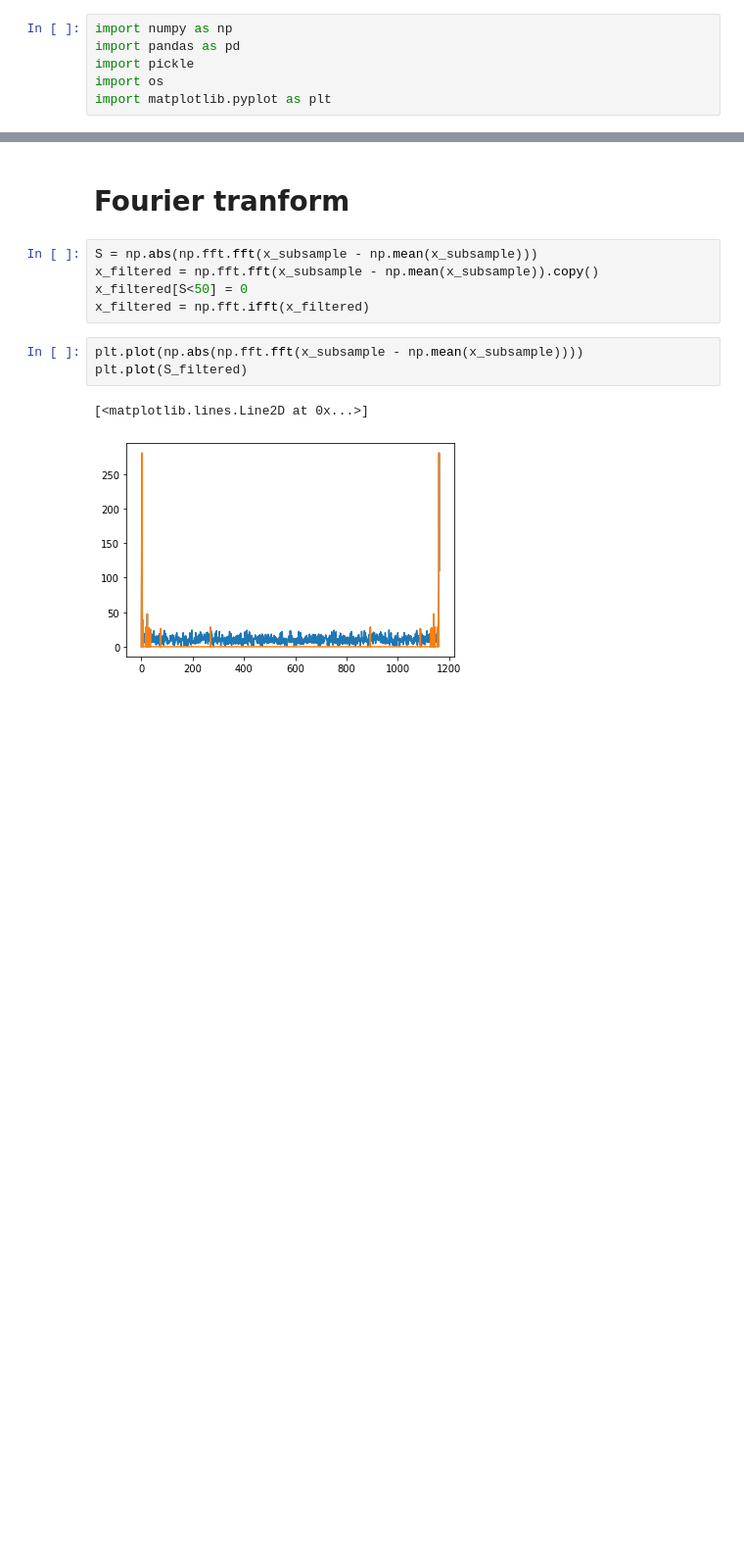
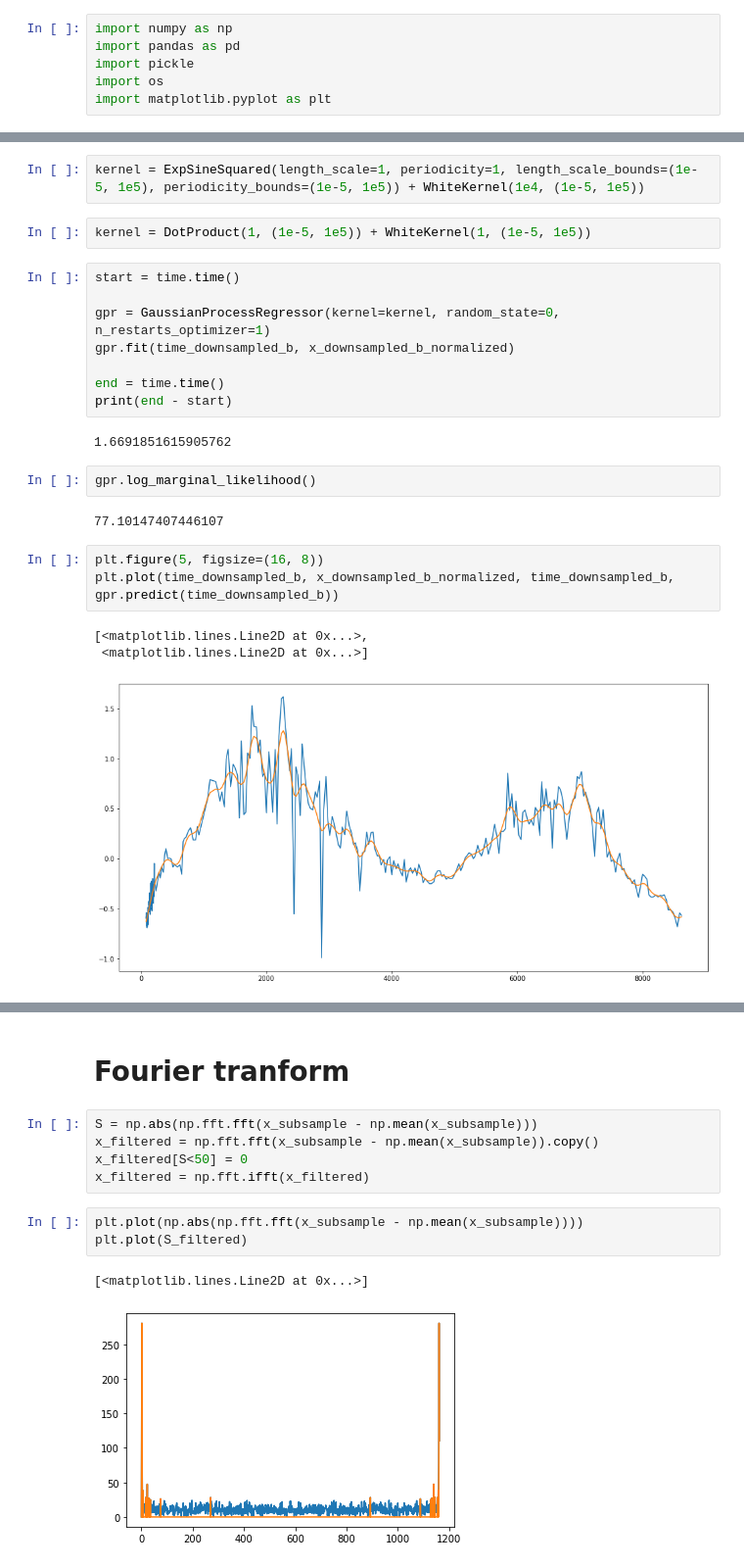
Before and after one commit to roksikonja/dslab_virgo_tsi, a Jupyter notebook: SmoothingFinalResult.ipynb, the cells around one changed output, grey strips where cells are left out. Shown at 98% size. Drawn from its saved outputs; the diff is of its cells as text; blank space fills up the shorter version.

```diff
--- a/SmoothingFinalResult.ipynb
+++ b/SmoothingFinalResult.ipynb
@@ -25,0 +57,25 @@ plt.plot(x.base_signals.t_b_nn, x.final.b_nn_corrected)
+# %%
+kernel = ExpSineSquared(length_scale=1, periodicity=1, length_scale_bounds=(1e-5, 1e5), periodicity_bounds=(1e-5, 1e5)) + WhiteKernel(1e4, (1e-5, 1e5))
+# %%
+kernel = DotProduct(1, (1e-5, 1e5)) + WhiteKernel(1, (1e-5, 1e5))
+# %%
+start = time.time()
+
+gpr = GaussianProcessRegressor(kernel=kernel, random_state=0, n_restarts_optimizer=1)
+gpr.fit(time_downsampled_b, x_downsampled_b_normalized)
+
+end = time.time()
+print(end - start)
+# %% [output]
+1.6691851615905762
+# %%
+gpr.log_marginal_likelihood()
+# %% [output]
+77.10147407446107
+# %%
+plt.figure(5, figsize=(16, 8))
+plt.plot(time_downsampled_b, x_downsampled_b_normalized, time_downsampled_b, gpr.predict(time_downsampled_b))
+# %% [output]
+[<matplotlib.lines.Line2D at 0x...>,
+ <matplotlib.lines.Line2D at 0x...>]
+[figure, added]
```
Also changed, not shown: parts of 27 cells of this notebook.
